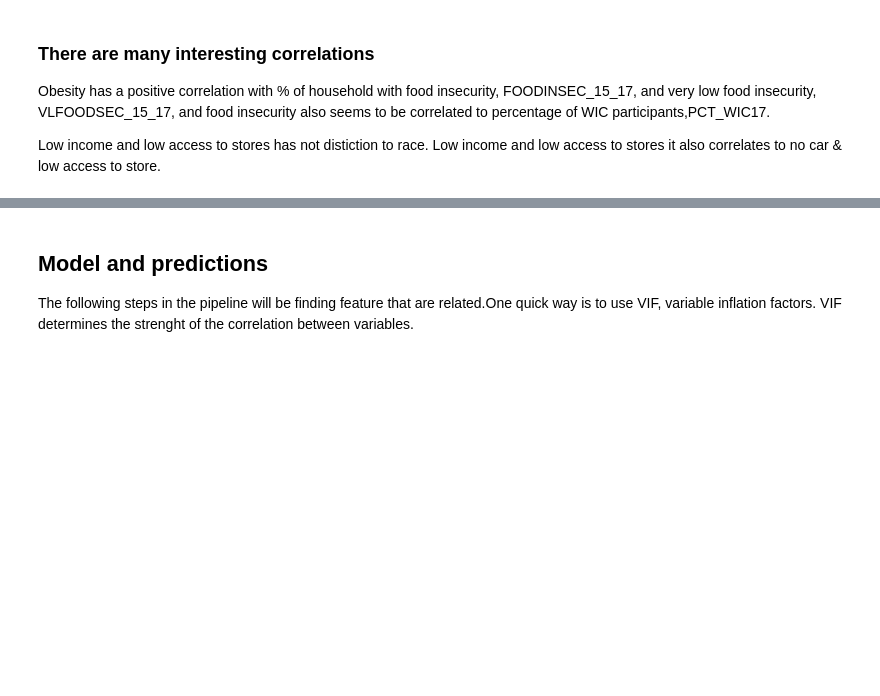
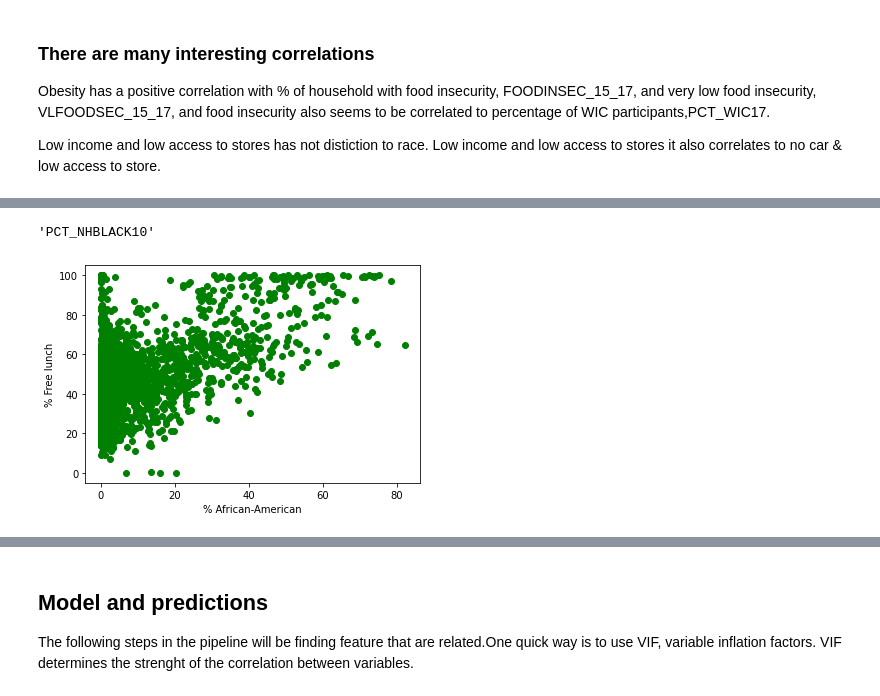
Before and after one commit to MPdeM/food_access, a Jupyter notebook: food_access.ipynb, the cells around one changed output, grey strips where cells are left out. Saved outputs shown, nothing was run; the diff lists cells and outputs as text; code cells hidden in the pictures; blank space fills up the shorter version.

```diff
--- a/food_access.ipynb
+++ b/food_access.ipynb
@@ -345,11 +407,22 @@ plt.show()
+# %%
+df.columns[29]
+# %% [output]
+'PCT_NHBLACK10'
 # %%
 
 # There is a positive trend between elegibility for free lunches and percent
 # of african american population, but negative correlation with
 # reduced lunches.
 
-sns.regplot( "PCT_FREE_LUNCH15","PCT_NHBLACK10", data=df, ci=95, color="green")
-sns.despine();
+x = df.iloc[:,29]
+y = df.iloc[:,45]
+plt.scatter(x,y, color='green' )
+plt.xlabel('% African-American')
+plt.ylabel('% Free lunch')
+
+plt.show()
+# %% [output]
+[figure, added]
 # %%
 # The higher the percentage of white population the lower the free school lunches.
 
```
Also changed, not shown: parts of 13 cells of this notebook, 2 other files.
